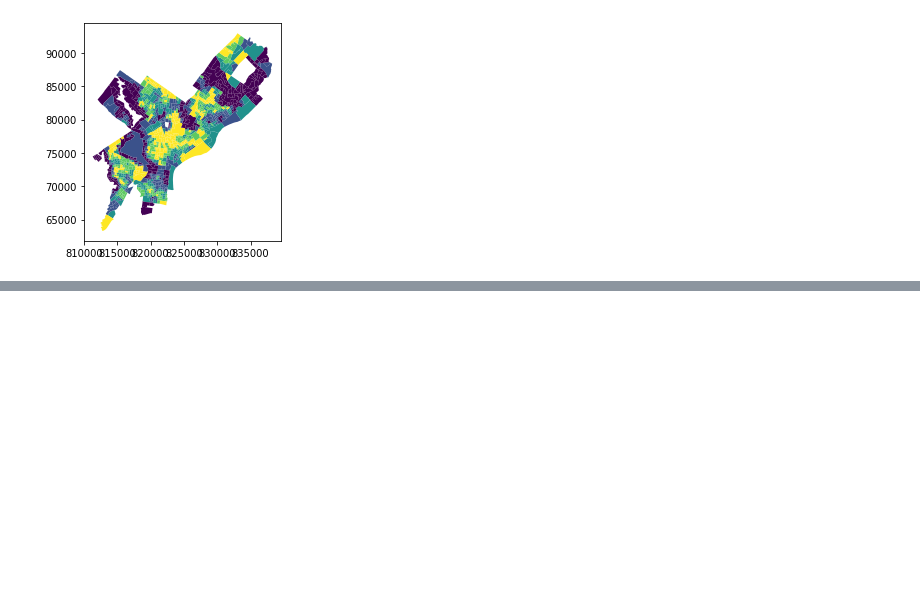
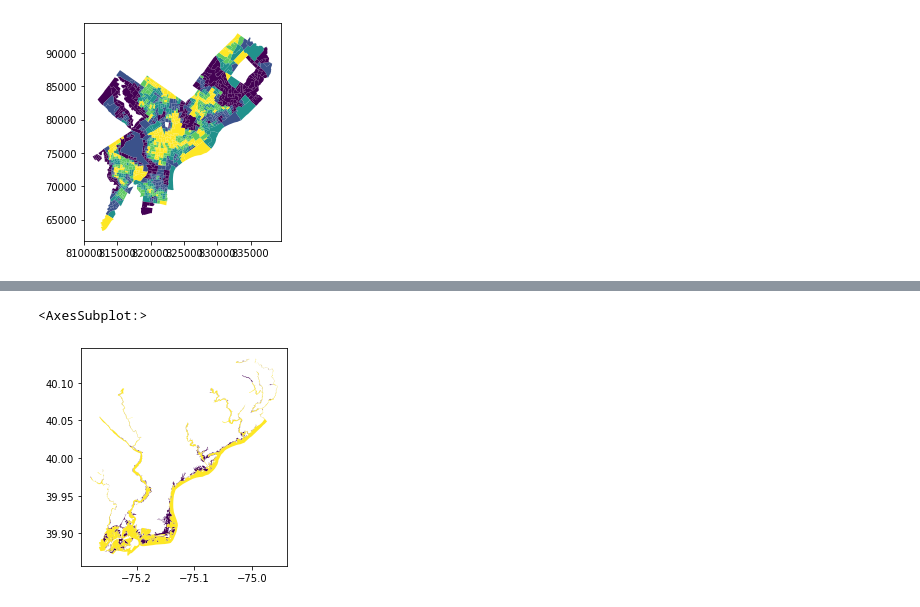
Before and after one commit to Zhen3r/WSOPB-MUSA509, a Jupyter notebook: exploring/index.ipynb, the cells around one changed output, grey strips where cells are left out. Saved outputs shown, nothing was run; the diff lists cells and outputs as text; code cells hidden in the pictures; blank space fills up the shorter version.

```diff
--- a/exploring/index.ipynb
+++ b/exploring/index.ipynb
@@ -13,3 +18,5 @@ parkUnion = postgres_to_gpd("select st_union(geometry) geometry from park;")
+# %%
+flood = postgres_to_gpd('select * from flood')
 # %%
 acsDataGeo["quanParkPct"] = acsDataGeo.parkPercentage.rank(pct=True)//0.2*0.25
 # %%
@@ -49,0 +64,5 @@ acsDataGeo.plot(column = "income")
+# %%
+flood.plot(column='score')
+# %% [output]
+<AxesSubplot:>
+[figure, added]
```
Also changed, not shown: parts of 7 cells of this notebook, 5 other files.
